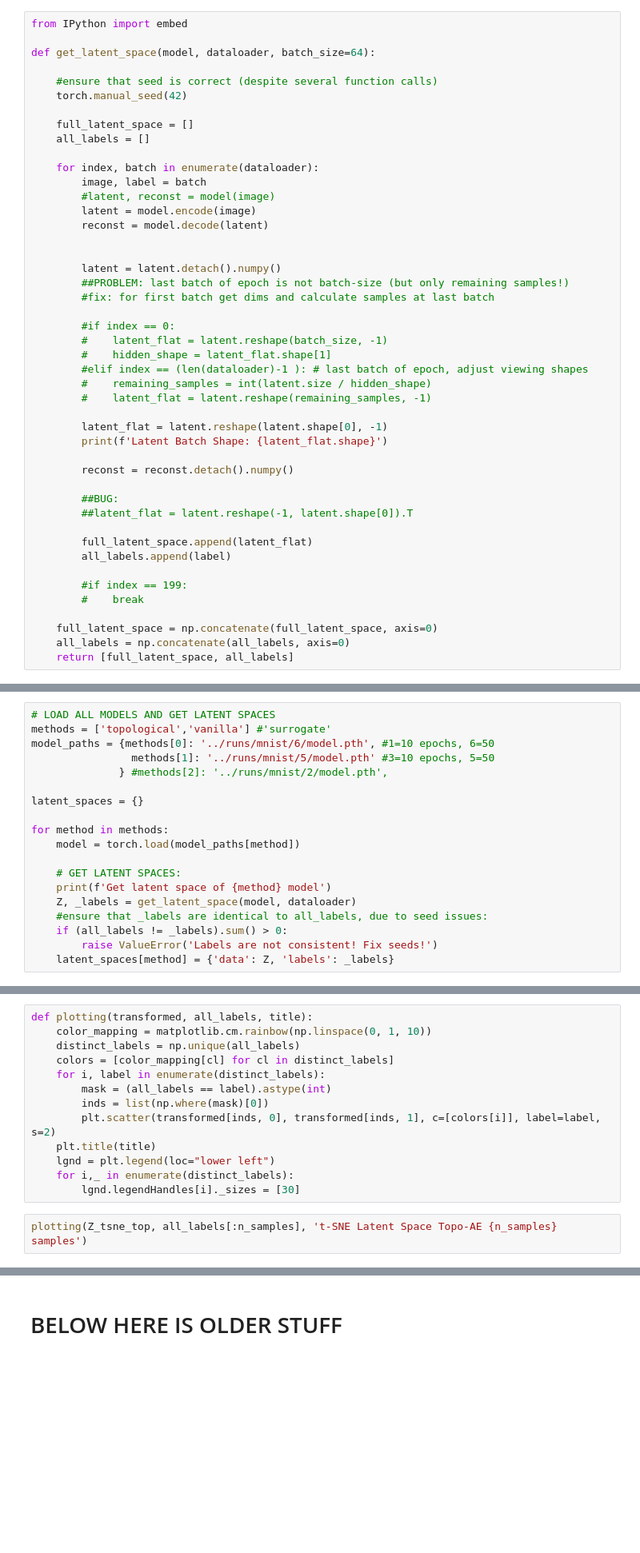
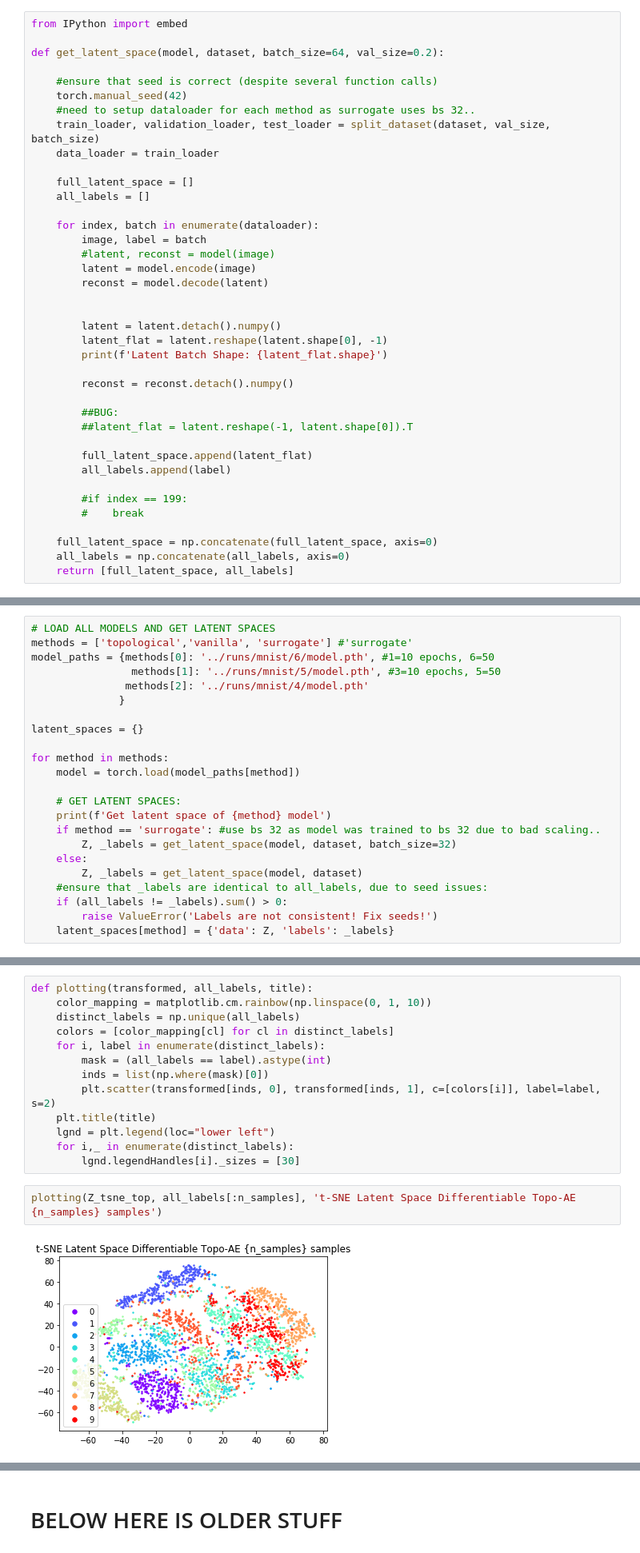
Before and after one commit to BorgwardtLab/topological-autoencoders, a Jupyter notebook: notebooks/Visualize_latent_space_mnist.ipynb, the cells around one changed output, grey strips where cells are left out. Shown at 80% size. Cells and saved outputs as stored; diff of their text form; blank space fills up the shorter version.

Commit message:
added surrogate visualizations

```diff
--- a/notebooks/Visualize_latent_space_mnist.ipynb
+++ b/notebooks/Visualize_latent_space_mnist.ipynb
@@ -39,10 +39,13 @@ dataloader = train_loader #validation_loader
 # %%
 from IPython import embed
 
-def get_latent_space(model, dataloader, batch_size=64):
+def get_latent_space(model, dataset, batch_size=64, val_size=0.2):
 
     #ensure that seed is correct (despite several function calls)
     torch.manual_seed(42)
+    #need to setup dataloader for each method as surrogate uses bs 32..
+    train_loader, validation_loader, test_loader = split_dataset(dataset, val_size, batch_size)
+    data_loader = train_loader
 
     full_latent_space = []
     all_labels = []
@@ -55,16 +58,6 @@ def get_latent_space(model, dataloader, batch_size=64):
 
 
         latent = latent.detach().numpy()
-        ##PROBLEM: last batch of epoch is not batch-size (but only remaining samples!)
-        #fix: for first batch get dims and calculate samples at last batch
-
-        #if index == 0:
-        #    latent_flat = latent.reshape(batch_size, -1)
-        #    hidden_shape = latent_flat.shape[1]
-        #elif index == (len(dataloader)-1 ): # last batch of epoch, adjust viewing shapes
-        #    remaining_samples = int(latent.size / hidden_shape)
-        #    latent_flat = latent.reshape(remaining_samples, -1)
-
         latent_flat = latent.reshape(latent.shape[0], -1)
         print(f'Latent Batch Shape: {latent_flat.shape}')
 
@@ -111,10 +104,11 @@ def rescaled(data):
     return StandardScaler().fit_transform(data)
 # %%
 # LOAD ALL MODELS AND GET LATENT SPACES
-methods = ['topological','vanilla'] #'surrogate'
+methods = ['topological','vanilla', 'surrogate'] #'surrogate'
 model_paths = {methods[0]: '../runs/mnist/6/model.pth', #1=10 epochs, 6=50
-                methods[1]: '../runs/mnist/5/model.pth' #3=10 epochs, 5=50
-              } #methods[2]: '../runs/mnist/2/model.pth',
+                methods[1]: '../runs/mnist/5/model.pth', #3=10 epochs, 5=50
+               methods[2]: '../runs/mnist/4/model.pth'
+              }
 
 latent_spaces = {}
 
@@ -123,7 +117,10 @@ for method in methods:
 
     # GET LATENT SPACES:
     print(f'Get latent space of {method} model')
-    Z, _labels = get_latent_space(model, dataloader)
+    if method == 'surrogate': #use bs 32 as model was trained to bs 32 due to bad scaling..
+        Z, _labels = get_latent_space(model, dataset, batch_size=32)
+    else:
+        Z, _labels = get_latent_space(model, dataset)
     #ensure that _labels are identical to all_labels, due to seed issues:
     if (all_labels != _labels).sum() > 0:
         raise ValueError('Labels are not consistent! Fix seeds!')
@@ -195,5 +204,7 @@ def plotting(transformed, all_labels, title):
     for i,_ in enumerate(distinct_labels):
         lgnd.legendHandles[i]._sizes = [30]
 # %%
-plotting(Z_tsne_top, all_labels[:n_samples], 't-SNE Latent Space Topo-AE {n_samples} samples')
+plotting(Z_tsne_top, all_labels[:n_samples], 't-SNE Latent Space Differentiable Topo-AE {n_samples} samples')
+# %% [output]
+[figure, added]
 # %%
```
Also changed, not shown: parts of 13 cells of this notebook.
